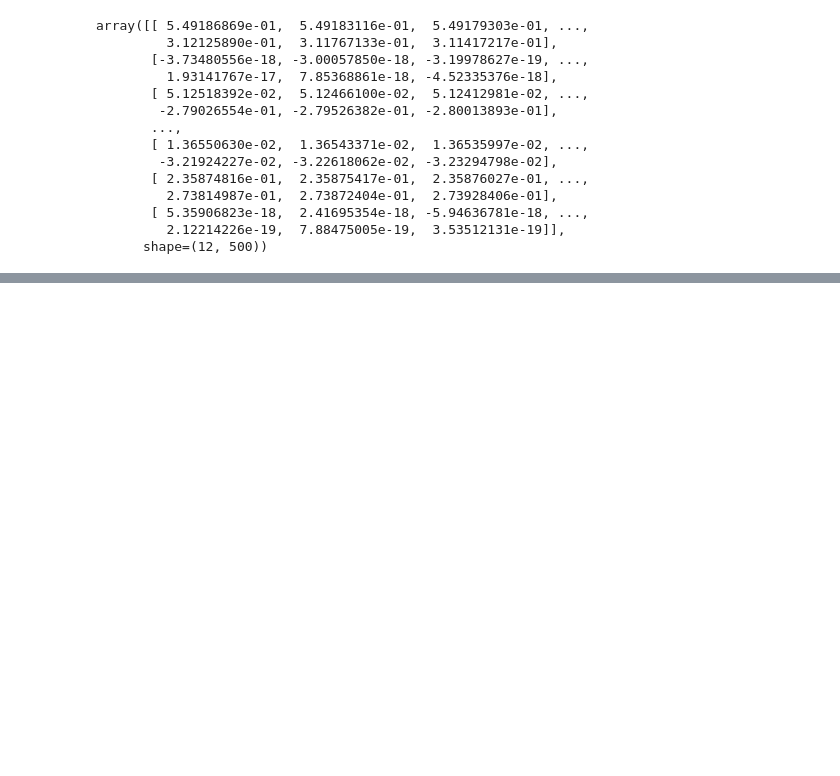
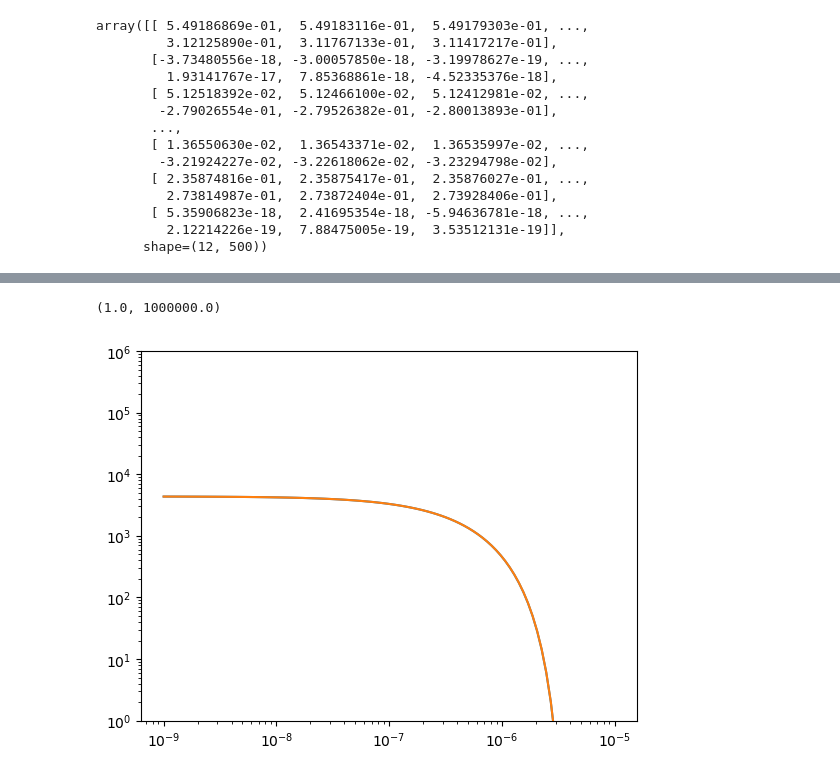
Before and after one commit to SNuDD/SNuDD, a Jupyter notebook: notebooks/density_test.ipynb, the cells around one changed output, grey strips where cells are left out. Cells and saved outputs as stored; diff of their text form; code cells hidden in the pictures; blank space fills up the shorter version.

```diff
--- a/notebooks/density_test.ipynb
+++ b/notebooks/density_test.ipynb
@@ -110,0 +117,17 @@ plt.loglog(ERs, nucleus_xe.spectrum(E_R=ERs, nu='pep'))
+# %%
+ERs = np.geomspace(1e-3, 1e1, 100) / 1e6
+
+
+nucleus_xe.prepare_density()
+spec_vac = nucleus_xe.spectrum(E_R=ERs, nu='8B')
+plt.loglog(ERs, spec_vac)
+
+nucleus_xe.prepare_density(cetas = np.cos(angles), ceta_weights= weights)
+# nucleus_xe.prepare_density(cetas = [1], ceta_weights= [1])
+spec_mat = nucleus_xe.spectrum(E_R=ERs, nu='8B')
+plt.loglog(ERs, spec_mat)
+
+plt.ylim(1e0,1e6)
+# %% [output]
+(1.0, 1000000.0)
+[figure, added]
```
Also changed, not shown: parts of 5 cells of this notebook, 4 other files.
